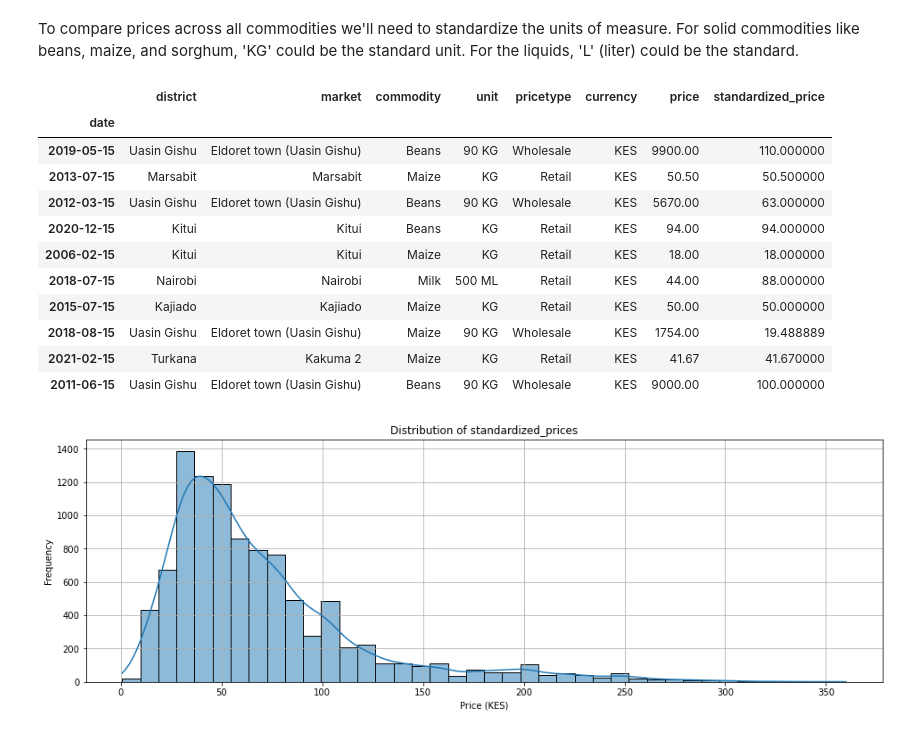
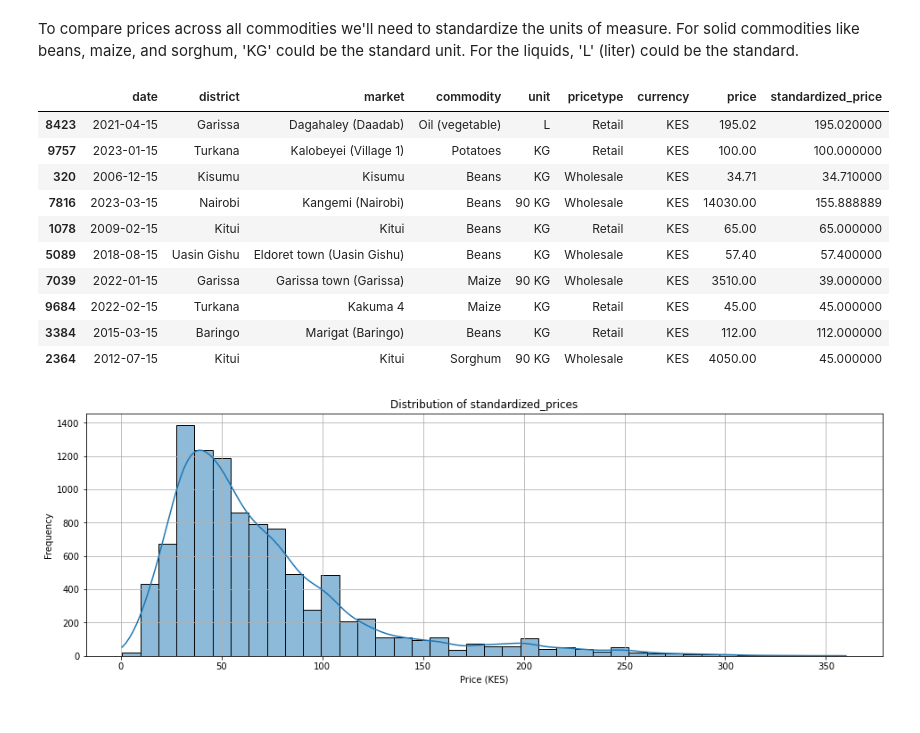
Before and after one commit to Mwenda-Mugambi/Commodity_Price_Forecasting, a Jupyter notebook: Notebook.ipynb, the cells around one changed output. Drawn from its saved outputs; the diff is of its cells as text; code cells hidden in the pictures.

Commit message:
debbugged pricetype analysis

```diff
--- a/Notebook.ipynb
+++ b/Notebook.ipynb
@@ -570,37 +570,40 @@ To compare prices across all commodities we'll need to standardize the units of
 # %%
 # Defining the conversion factors
 conversion_factors = {
     '90 KG': 1/90,   # Converting prices for 90 KG to price per KG
     'KG': 1,         # No conversion needed
     '500 ML': 2,     # Converting prices for 500 ML to price per L
     'L': 1,          # No conversion needed
     '50 KG': 1/50,   # Converting prices for 50 KG to price per KG
     '200 ML': 5      # Converting prices for 200 ML to price per L
 }
 
 # Applying the conversion factors to create a new 'standardized_price' column
 filtered_data['standardized_price'] = filtered_data.apply(
     lambda row: row['price'] * conversion_factors.get(row['unit'], 1), axis=1
 )
 
+
+filtered_data = filtered_data.reset_index()
+filtered_data = filtered_data.rename(columns={"index":'date'})
+
 # Saving the updated DataFrame to a new CSV file
-filtered_data.to_csv('Data/filtered_data.csv', index=False)
+#filtered_data.to_csv('Data/filtered_data.csv', index=False)
 
 # Sampling the data to confirm the changes
 filtered_data.sample(10)
 # %% [output]
-|  | district | market | commodity | unit | pricetype | currency | price | standardized_price |
-| date |  |  |  |  |  |  |  |  |
-| 2019-05-15 | Uasin Gishu | Eldoret town (Uasin Gishu) | Beans | 90 KG | Wholesale | KES | 9900.00 | 110.000000 |
-| 2013-07-15 | Marsabit | Marsabit | Maize | KG | Retail | KES | 50.50 | 50.500000 |
-| 2012-03-15 | Uasin Gishu | Eldoret town (Uasin Gishu) | Beans | 90 KG | Wholesale | KES | 5670.00 | 63.000000 |
-| 2020-12-15 | Kitui | Kitui | Beans | KG | Retail | KES | 94.00 | 94.000000 |
-| 2006-02-15 | Kitui | Kitui | Maize | KG | Retail | KES | 18.00 | 18.000000 |
-| 2018-07-15 | Nairobi | Nairobi | Milk | 500 ML | Retail | KES | 44.00 | 88.000000 |
-| 2015-07-15 | Kajiado | Kajiado | Maize | KG | Retail | KES | 50.00 | 50.000000 |
-| 2018-08-15 | Uasin Gishu | Eldoret town (Uasin Gishu) | Maize | 90 KG | Wholesale | KES | 1754.00 | 19.488889 |
-| 2021-02-15 | Turkana | Kakuma 2 | Maize | KG | Retail | KES | 41.67 | 41.670000 |
-| 2011-06-15 | Uasin Gishu | Eldoret town (Uasin Gishu) | Beans | 90 KG | Wholesale | KES | 9000.00 | 100.000000 |
+|  | date | district | market | commodity | unit | pricetype | currency | price | standardized_price |
+| 8423 | 2021-04-15 | Garissa | Dagahaley (Daadab) | Oil (vegetable) | L | Retail | KES | 195.02 | 195.020000 |
+| 9757 | 2023-01-15 | Turkana | Kalobeyei (Village 1) | Potatoes | KG | Retail | KES | 100.00 | 100.000000 |
+| 320 | 2006-12-15 | Kisumu | Kisumu | Beans | KG | Wholesale | KES | 34.71 | 34.710000 |
+| 7816 | 2023-03-15 | Nairobi | Kangemi (Nairobi) | Beans | 90 KG | Wholesale | KES | 14030.00 | 155.888889 |
+| 1078 | 2009-02-15 | Kitui | Kitui | Beans | KG | Retail | KES | 65.00 | 65.000000 |
+| 5089 | 2018-08-15 | Uasin Gishu | Eldoret town (Uasin Gishu) | Beans | KG | Wholesale | KES | 57.40 | 57.400000 |
+| 7039 | 2022-01-15 | Garissa | Garissa town (Garissa) | Maize | 90 KG | Wholesale | KES | 3510.00 | 39.000000 |
+| 9684 | 2022-02-15 | Turkana | Kakuma 4 | Maize | KG | Retail | KES | 45.00 | 45.000000 |
+| 3384 | 2015-03-15 | Baringo | Marigat (Baringo) | Beans | KG | Retail | KES | 112.00 | 112.000000 |
+| 2364 | 2012-07-15 | Kitui | Kitui | Sorghum | 90 KG | Wholesale | KES | 4050.00 | 45.000000 |
 # %%
 # Plotting the distribution of prices
 plt.figure(figsize=(16, 5))
```
Also changed, not shown: parts of 5 cells of this notebook, 1 other file.
